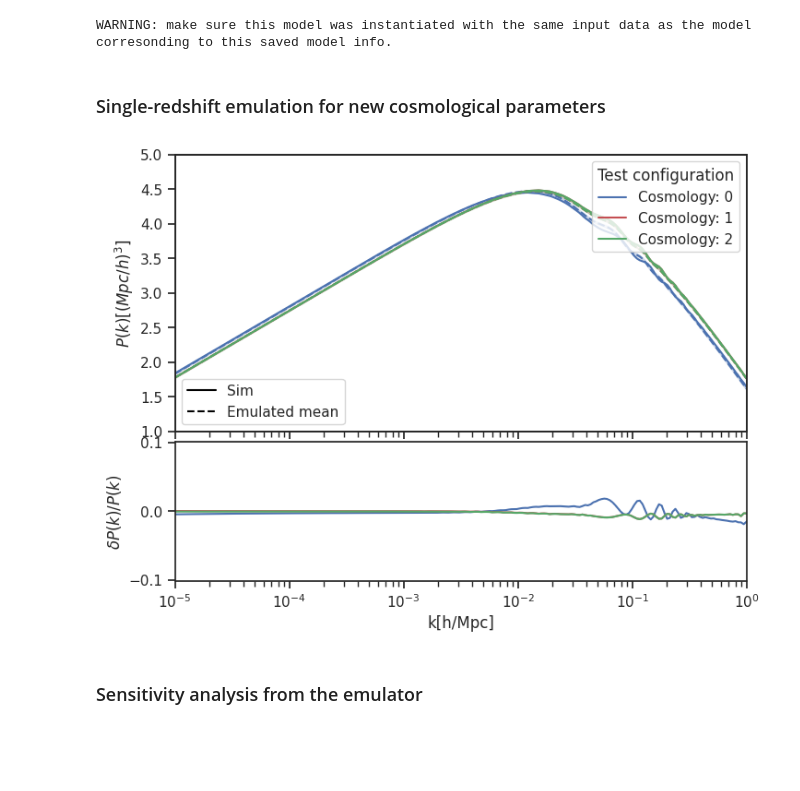
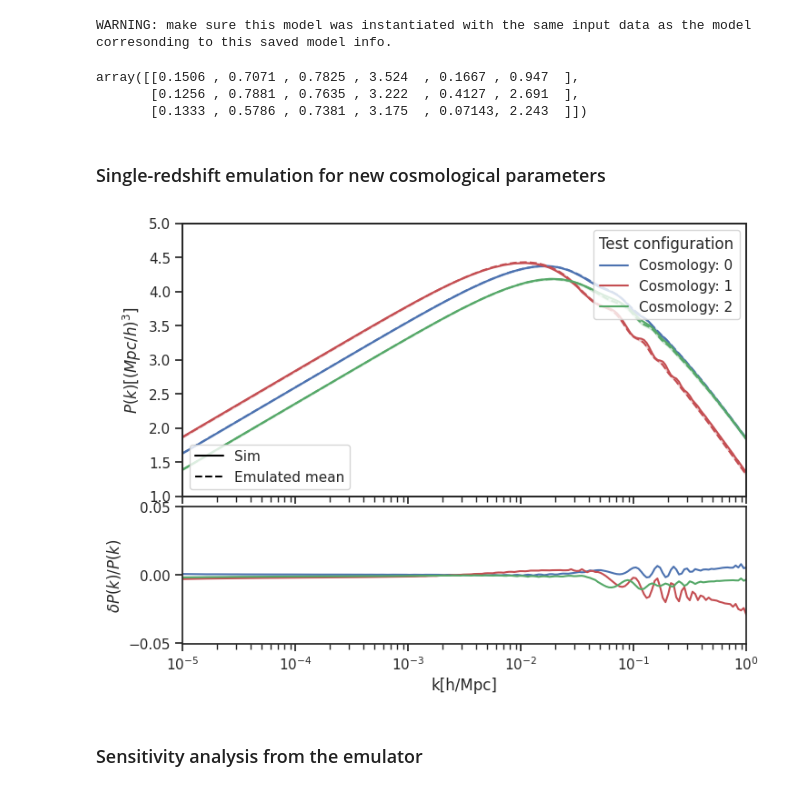
Before and after one commit to nesar/EarlyDarkEmu, a Jupyter notebook: nbs/index.ipynb, the cells around one changed output. Cells and saved outputs as stored; diff of their text form; code cells hidden in the pictures; blank space fills up the shorter version.

Commit message:
7 to 6 params

```diff
--- a/nbs/index.ipynb
+++ b/nbs/index.ipynb
@@ -142,7 +143,7 @@ y_ind = k_all
 
 
 # Train-test split
-test_indices = [8, 29, 45]
+test_indices = [60, 30, 26]
 input_params= p_all[test_indices]
 target_vals = Pk_all[:, z_index, :][test_indices]
 
@@ -210,16 +211,23 @@ No thetas to plot
 sepia_model = gp_load(sepia_model, model_filename)
 # %% [output]
 WARNING: make sure this model was instantiated with the same input data as the model corresonding to this saved model info.
+# %%
+input_params
+# %% [output]
+array([[0.1506 , 0.7071 , 0.7825 , 3.524  , 0.1667 , 0.947  ],
+       [0.1256 , 0.7881 , 0.7635 , 3.222  , 0.4127 , 2.691  ],
+       [0.1333 , 0.5786 , 0.7381 , 3.175  , 0.07143, 2.243  ]])
 # %% [markdown]
 ### Single-redshift emulation for new cosmological parameters
 # %%
-test_indices_rand = np.random.randint(size=3, low=0, high=input_params.shape[0])
+# test_indices_rand = np.random.randint(size=3, low=0, high=input_params.shape[0])
+test_indices_rand = np.arange(0, input_params.shape[0])
 pred_mean, pred_quant = emulate(sepia_model, input_params[test_indices_rand])
 # pred_quant == Emulated (0.05, 0.95) quantile
 # validation_plot(k_all, target_vals[test_indices_rand], pred_mean, pred_quant, xy_lims=[1e-5, 1e0, 10, 5e4], y_log_scale=if_y_scale_plot_log);
 validation_plot(k_all, target_vals[test_indices_rand], pred_mean, pred_quant, xy_lims=[1e-5, 1e0, 1, 5], y_log_plot_scale=if_y_scale_plot_log);
 # %% [output]
-[figure, old version]
+[figure, new version]
 # %% [markdown]
 ### Sensitivity analysis from the emulator
 # %%
```
Also changed, not shown: parts of 12 cells of this notebook, 54 other files.
